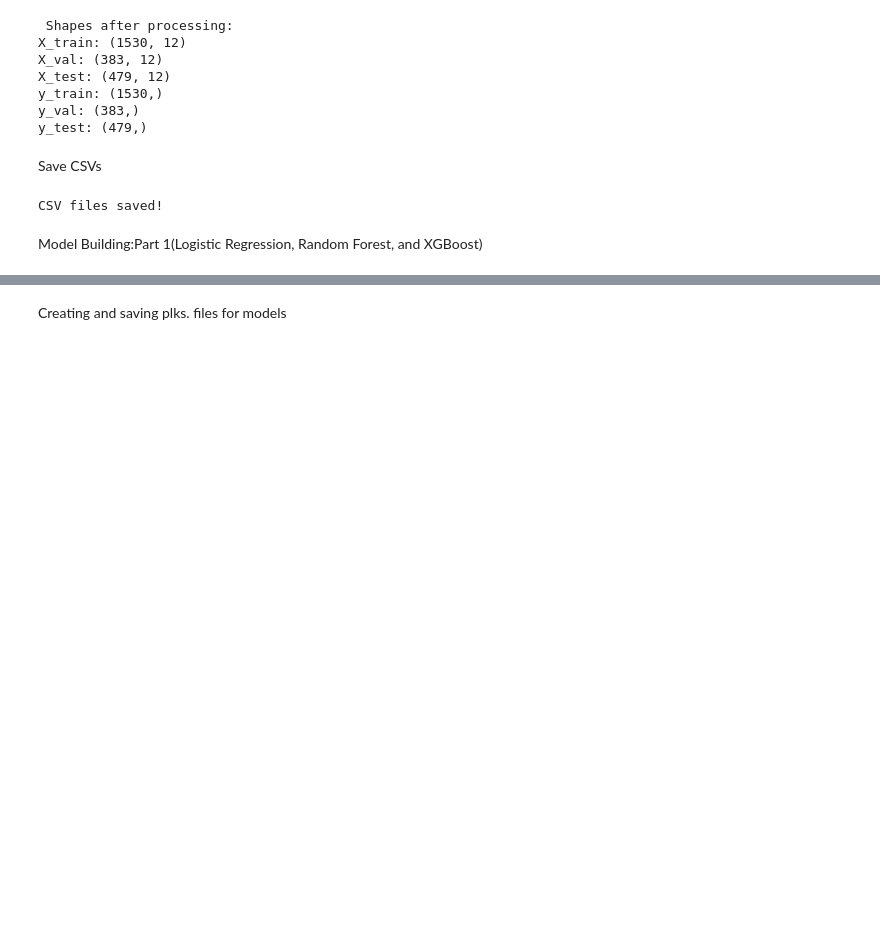
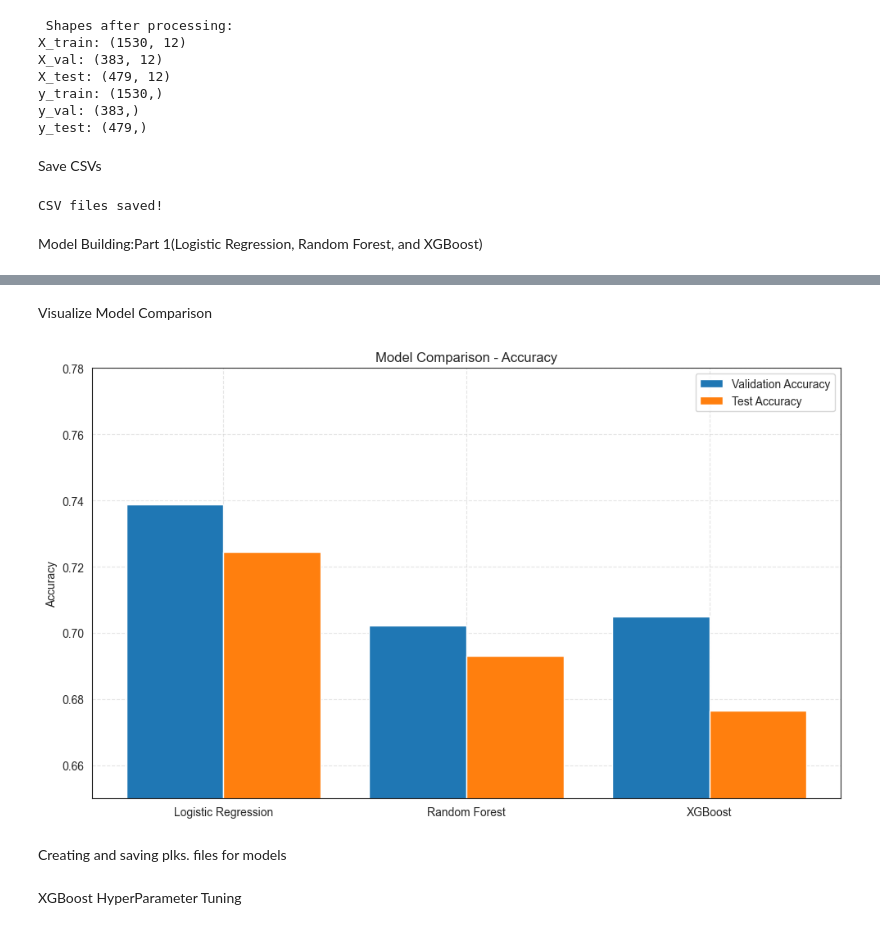
Before and after one commit to soulgoesflying/MLG382-Guided-Project, a Jupyter notebook: StudentPerformance.ipynb, the cells around one changed output, grey strips where cells are left out. Cells and saved outputs as stored; diff of their text form; code cells hidden in the pictures; blank space fills up the shorter version.

```diff
--- a/StudentPerformance.ipynb
+++ b/StudentPerformance.ipynb
@@ -649,2 +699,27 @@ ModuleNotFoundError: No module named 'xgboost'
+# %% [markdown]
+Visualize Model Comparison
+# %%
+#Using Matplot.lib and Seaborn
+models = ['Logistic Regression', 'Random Forest', 'XGBoost']
+
+# Accuracy scores
+val_accuracies = [0.7389, 0.7023, 0.7050]
+test_accuracies = [0.7244, 0.6931, 0.6764]
+
+# Bar plot
+x = range(len(models))
+plt.figure(figsize=(10, 6))
+plt.bar(x, val_accuracies, width=0.4, label='Validation Accuracy', align='center')
+plt.bar([i + 0.4 for i in x], test_accuracies, width=0.4, label='Test Accuracy', align='center')
+plt.xticks([i + 0.2 for i in x], models)
+plt.ylim(0.65, 0.78)
+plt.ylabel('Accuracy')
+plt.title('Model Comparison - Accuracy')
+plt.legend()
+plt.grid(True, linestyle='--', alpha=0.5)
+plt.tight_layout()
+plt.show()
+# %% [output]
+[figure, added]
 # %% [markdown]
 Creating and saving plks. files for models
@@ -650,0 +749,2 @@ Creating and saving plks. files for models
+# %% [markdown]
+XGBoost HyperParameter Tuning
```
Also changed, not shown: parts of 8 cells of this notebook, 5 other files.
